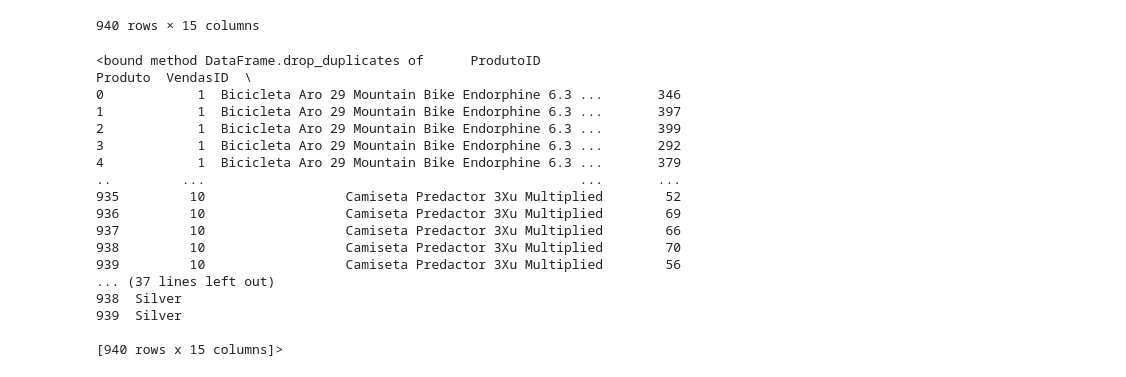
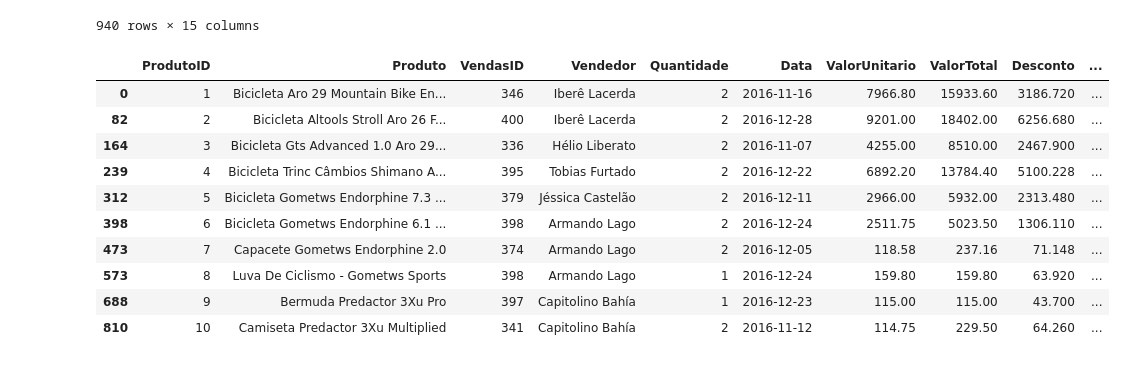
Before and after one commit to jcostaa1/analysis-client, a Jupyter notebook: analytic.ipynb, the cells around one changed output. Saved outputs shown, nothing was run; the diff lists cells and outputs as text; code cells hidden in the pictures.

```diff
--- a/analytic.ipynb
+++ b/analytic.ipynb
@@ -155,22 +160,16 @@ df.dropna(axis='columns')
 940 rows × 15 columns
 # %%
 # dropping duplicates values
-df.drop_duplicates
+df.drop_duplicates('Produto')
 # %% [output]
-<bound method DataFrame.drop_duplicates of      ProdutoID                                            Produto  VendasID  \
-0            1  Bicicleta Aro 29 Mountain Bike Endorphine 6.3 ...       346
-1            1  Bicicleta Aro 29 Mountain Bike Endorphine 6.3 ...       397
-2            1  Bicicleta Aro 29 Mountain Bike Endorphine 6.3 ...       399
-3            1  Bicicleta Aro 29 Mountain Bike Endorphine 6.3 ...       292
-4            1  Bicicleta Aro 29 Mountain Bike Endorphine 6.3 ...       379
-..         ...                                                ...       ...
-935         10                  Camiseta Predactor 3Xu Multiplied        52
-936         10                  Camiseta Predactor 3Xu Multiplied        69
-937         10                  Camiseta Predactor 3Xu Multiplied        66
-938         10                  Camiseta Predactor 3Xu Multiplied        70
-939         10                  Camiseta Predactor 3Xu Multiplied        56
-... (37 lines left out)
-938  Silver
-939  Silver
-
-[940 rows x 15 columns]>
+|  | ProdutoID | Produto | VendasID | Vendedor | Quantidade | Data | ValorUnitario | ValorTotal | Desconto | ... |
+| 0 | 1 | Bicicleta Aro 29 Mountain Bike En... | 346 | Iberê Lacerda | 2 | 2016-11-16 | 7966.80 | 15933.60 | 3186.720 | ... |
+| 82 | 2 | Bicicleta Altools Stroll Aro 26 F... | 400 | Iberê Lacerda | 2 | 2016-12-28 | 9201.00 | 18402.00 | 6256.680 | ... |
+| 164 | 3 | Bicicleta Gts Advanced 1.0 Aro 29... | 336 | Hélio Liberato | 2 | 2016-11-07 | 4255.00 | 8510.00 | 2467.900 | ... |
+| 239 | 4 | Bicicleta Trinc Câmbios Shimano A... | 395 | Tobias Furtado | 2 | 2016-12-22 | 6892.20 | 13784.40 | 5100.228 | ... |
+| 312 | 5 | Bicicleta Gometws Endorphine 7.3 ... | 379 | Jéssica Castelão | 2 | 2016-12-11 | 2966.00 | 5932.00 | 2313.480 | ... |
+| 398 | 6 | Bicicleta Gometws Endorphine 6.1 ... | 398 | Armando Lago | 2 | 2016-12-24 | 2511.75 | 5023.50 | 1306.110 | ... |
+| 473 | 7 | Capacete Gometws Endorphine 2.0 | 374 | Armando Lago | 2 | 2016-12-05 | 118.58 | 237.16 | 71.148 | ... |
+| 573 | 8 | Luva De Ciclismo - Gometws Sports | 398 | Armando Lago | 1 | 2016-12-24 | 159.80 | 159.80 | 63.920 | ... |
+| 688 | 9 | Bermuda Predactor 3Xu Pro | 397 | Capitolino Bahía | 1 | 2016-12-23 | 115.00 | 115.00 | 43.700 | ... |
+| 810 | 10 | Camiseta Predactor 3Xu Multiplied | 341 | Capitolino Bahía | 2 | 2016-11-12 | 114.75 | 229.50 | 64.260 | ... |
```
Also changed, not shown: parts of 3 cells of this notebook.
